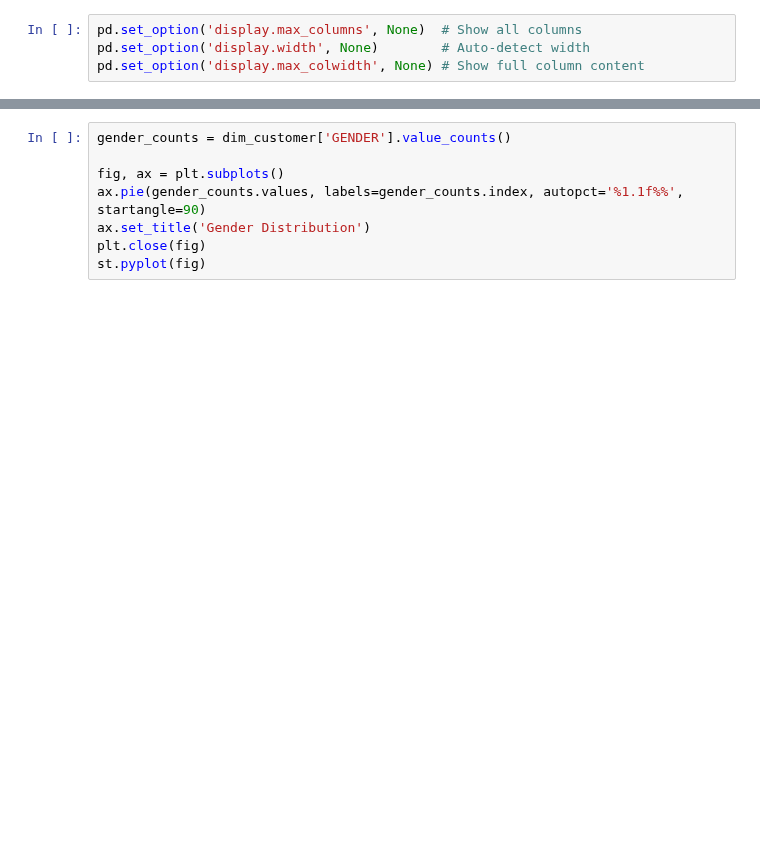
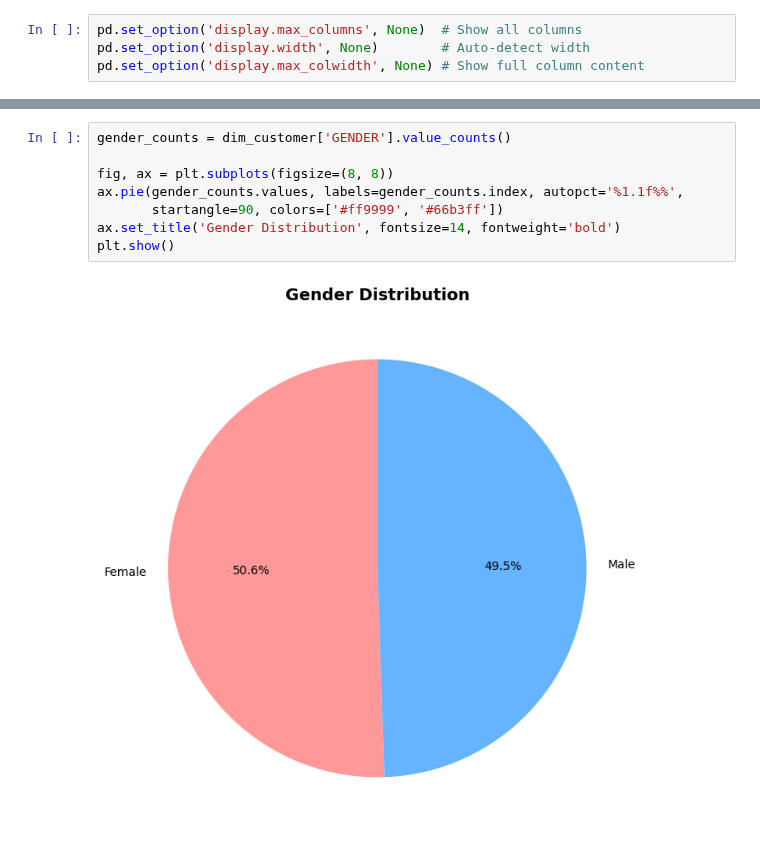
Before and after one commit to murilofarias10/Python, a Jupyter notebook: CLASSE_DEA110/Snowflake_projet/EDA-Final_Projet.ipynb, the cells around one changed output, grey strips where cells are left out. Cells and saved outputs as stored; diff of their text form; blank space fills up the shorter version.

```diff
--- a/CLASSE_DEA110/Snowflake_projet/EDA-Final_Projet.ipynb
+++ b/CLASSE_DEA110/Snowflake_projet/EDA-Final_Projet.ipynb
@@ -79,11 +216,13 @@ display(dim_customer.describe())
 # %%
 gender_counts = dim_customer['GENDER'].value_counts()
 
-fig, ax = plt.subplots()
-ax.pie(gender_counts.values, labels=gender_counts.index, autopct='%1.1f%%', startangle=90)
-ax.set_title('Gender Distribution')
-plt.close(fig)
-st.pyplot(fig)
+fig, ax = plt.subplots(figsize=(8, 8))
+ax.pie(gender_counts.values, labels=gender_counts.index, autopct='%1.1f%%',
+       startangle=90, colors=['#ff9999', '#66b3ff'])
+ax.set_title('Gender Distribution', fontsize=14, fontweight='bold')
+plt.show()
+# %% [output]
+[figure, added]
 # %%
 age_counts = dim_customer['AGEGROUP'].value_counts()
 age_counts = age_counts.reindex(
```
Also changed, not shown: parts of 27 cells of this notebook.
